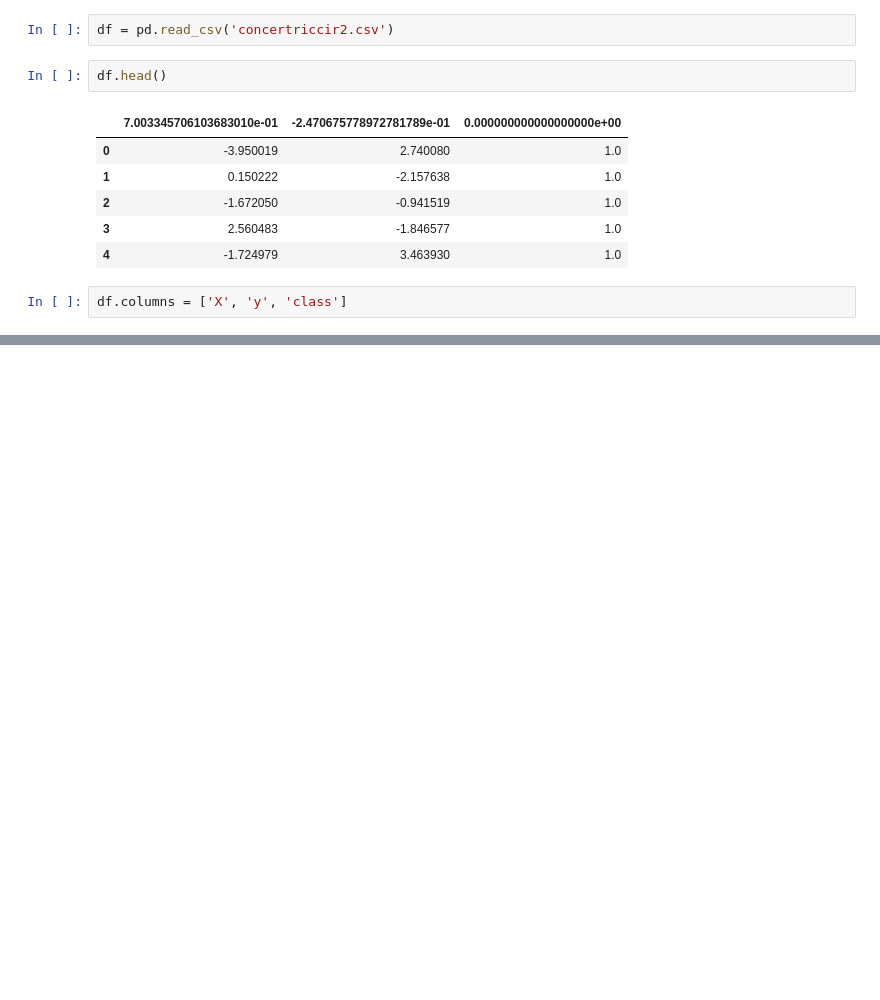
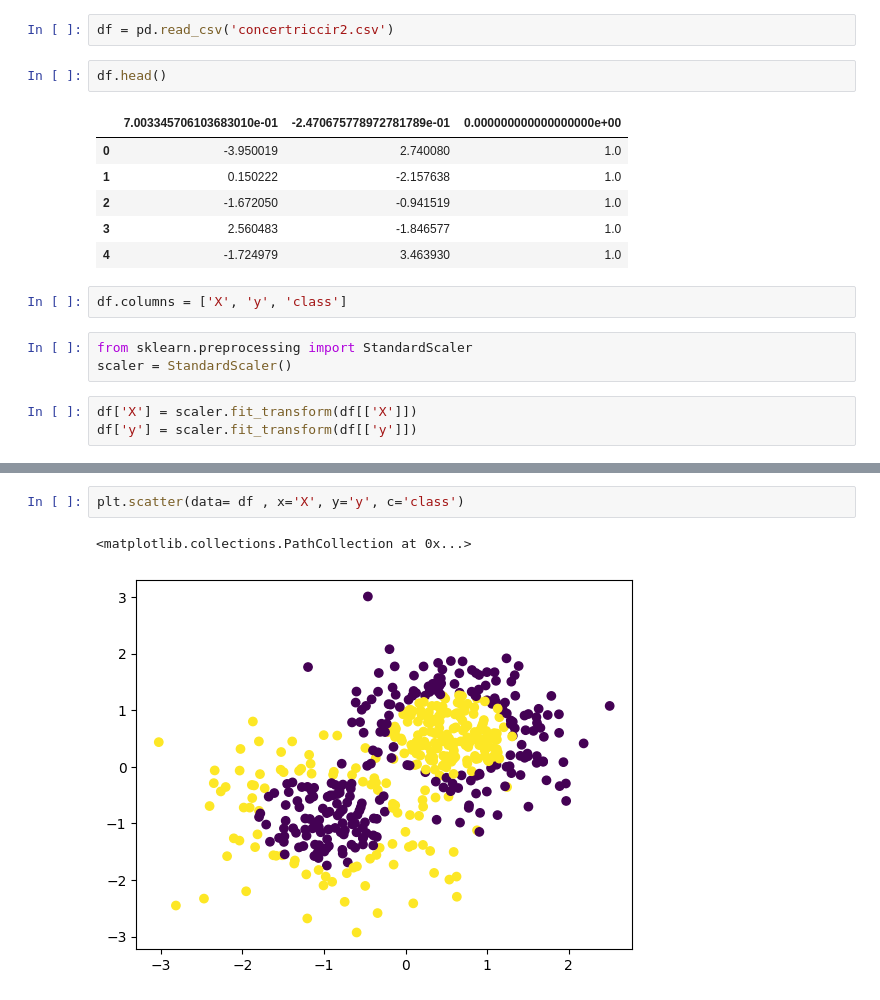
Before and after one commit to SwaroopDangal/DL-learn, a Jupyter notebook: 12.BatchNormalization/batch.ipynb, the cells around one changed output, grey strips where cells are left out. Drawn from its saved outputs; the diff is of its cells as text; blank space fills up the shorter version.

Commit message:
scaling and plotting

```diff
--- a/12.BatchNormalization/batch.ipynb
+++ b/12.BatchNormalization/batch.ipynb
@@ -15,3 +15,9 @@ df.head()
 | 4 | -1.724979 | 3.463930 | 1.0 |
 # %%
 df.columns = ['X', 'y', 'class']
+# %%
+from sklearn.preprocessing import StandardScaler
+scaler = StandardScaler()
+# %%
+df['X'] = scaler.fit_transform(df[['X']])
+df['y'] = scaler.fit_transform(df[['y']])
@@ -17,0 +40,5 @@ df.columns = ['X', 'y', 'class']
+# %%
+plt.scatter(data= df , x='X', y='y', c='class')
+# %% [output]
+<matplotlib.collections.PathCollection at 0x...>
+[figure, added]
```
Also changed, not shown: parts of 1 cell of this notebook.
